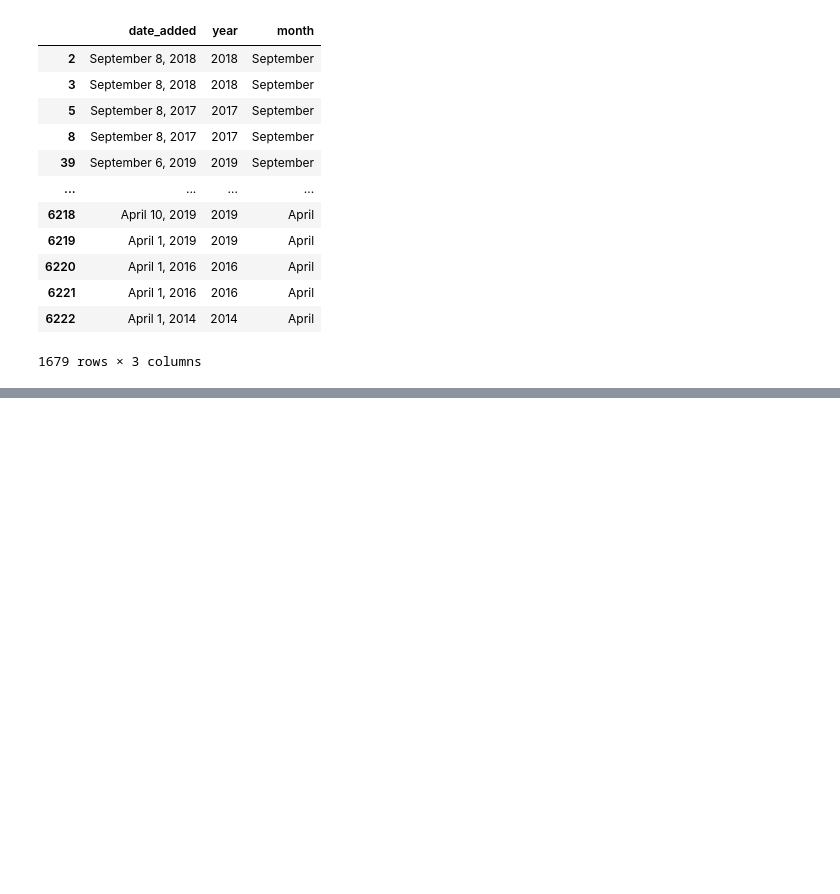
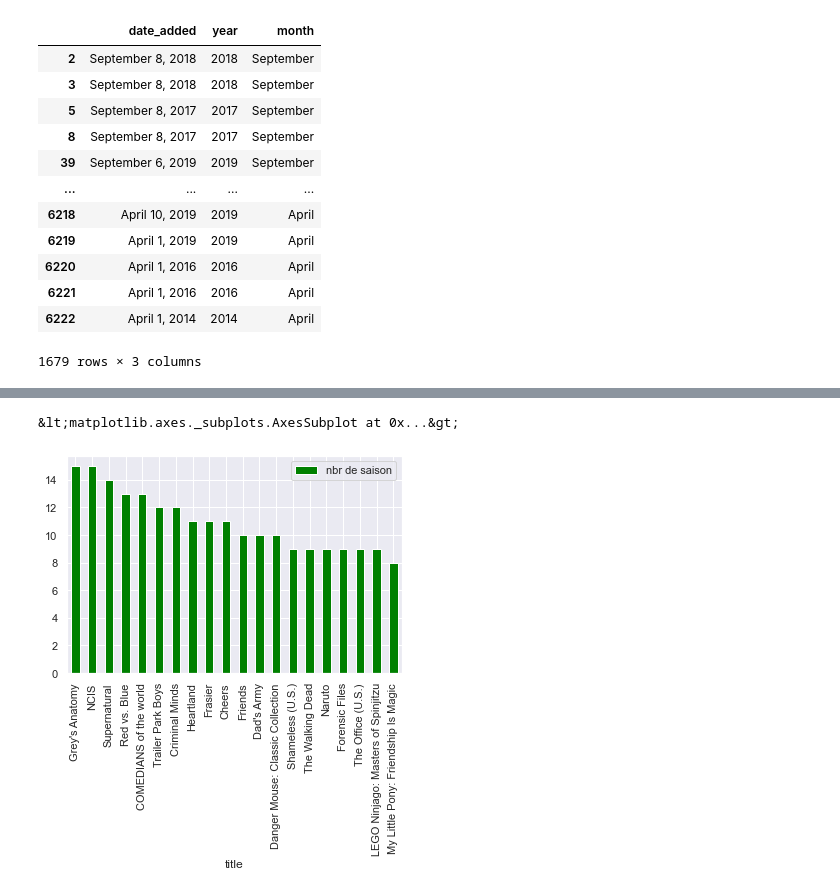
Before and after one commit to chaimaa1997/Netflix-data-analyse, a Jupyter notebook: netflix (2).ipynb, the cells around one changed output, grey strips where cells are left out. Drawn from its saved outputs; the diff is of its cells as text; code cells hidden in the pictures; blank space fills up the shorter version.

```diff
--- a/netflix (2).ipynb
+++ b/netflix (2).ipynb
@@ -215,0 +371,4 @@ sns.kdeplot(data=df_movies['duration'], shade=True)
+# %%
+netflix_shows=df[df['type']=='TV Show']
+netflix_title=netflix_shows[['title','duration']]
+netflix_title
@@ -215,0 +389,7 @@ sns.kdeplot(data=df_movies['duration'], shade=True)
+# %%
+Tv_show=netflix_title[['title','duration']].dropna()
+Tv_show['nbr de saison']=Tv_show['duration'].apply(lambda x: x.split(' ')[0])
+Tv_show['nbr de saison']=Tv_show['nbr de saison'].apply(lambda x: int(x))
+Tv_show=Tv_show.sort_values(by='nbr de saison',ascending=False)
+Tv_show=Tv_show[['title','nbr de saison']]
+Tv_show
@@ -215,0 +410,6 @@ sns.kdeplot(data=df_movies['duration'], shade=True)
+# %%
+Tv_show=Tv_show[0:20]
+Tv_show.plot(kind='bar',x='title',y='nbr de saison', color='green')
+# %% [output]
+&lt;matplotlib.axes._subplots.AxesSubplot at 0x...&gt;
+[figure, added]
```
Also changed, not shown: parts of 17 cells of this notebook.
